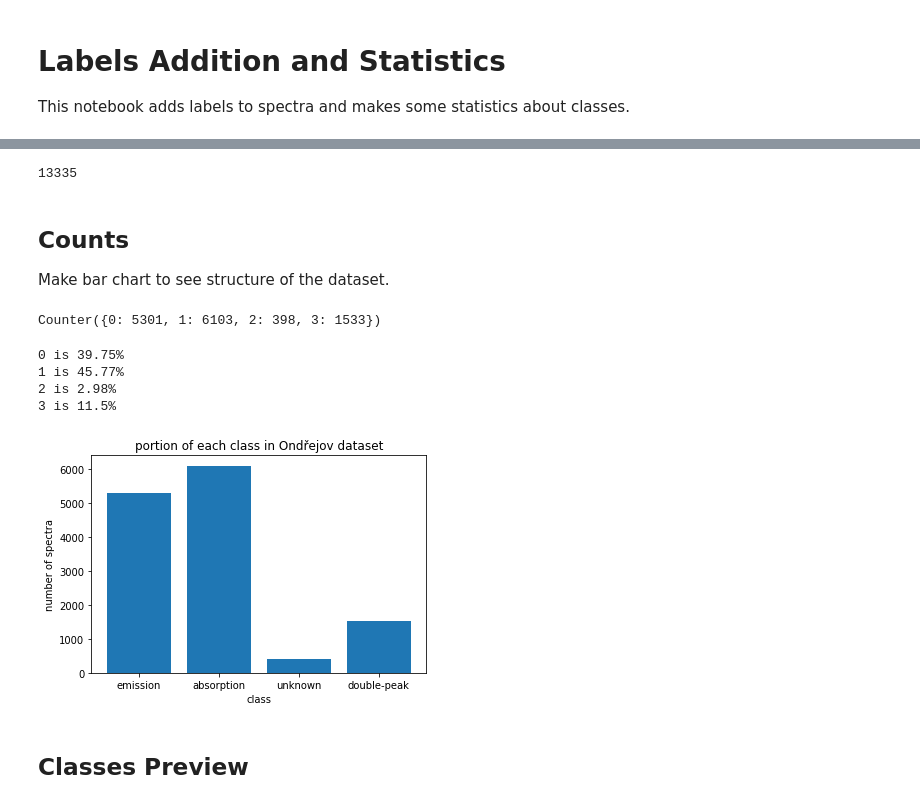
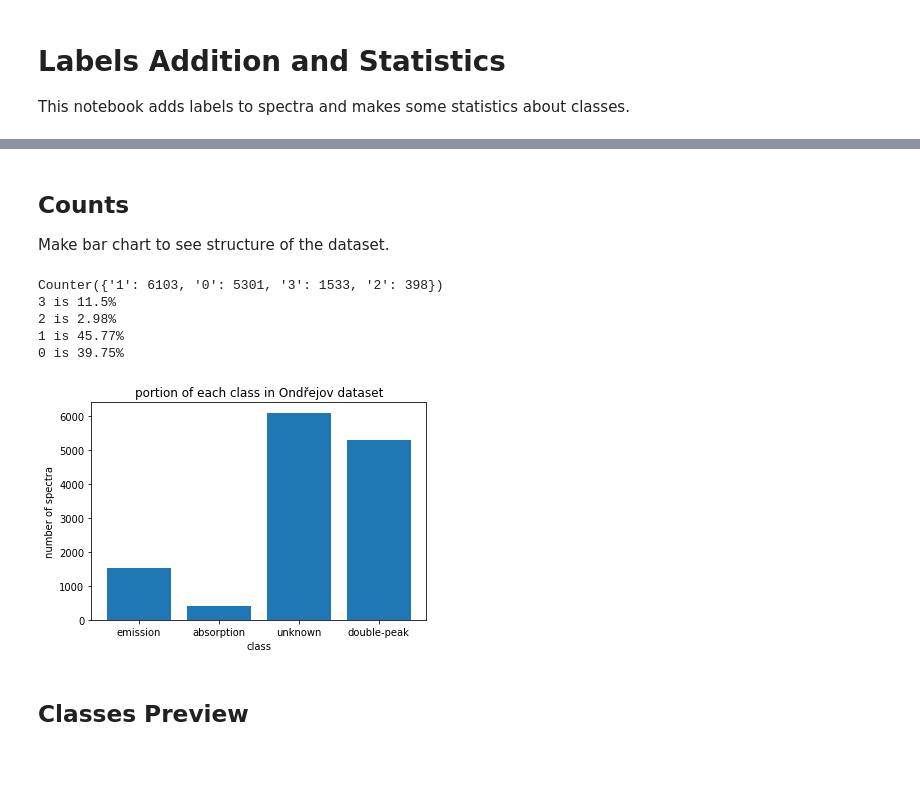
Before and after one commit to podondra/bt-spectraldl, a Jupyter notebook: notebooks/03-labeled-data.ipynb, the cells around one changed output, grey strips where cells are left out. Cells and saved outputs as stored; diff of their text form; code cells hidden in the pictures; blank space fills up the shorter version.

Commit message:
Complete labeled data nb

```diff
--- a/notebooks/03-labeled-data.ipynb
+++ b/notebooks/03-labeled-data.ipynb
@@ -12,3 +14,2 @@ import h5py
 # %%
-LABELS_FILE = 'data/ondrejov-labeled-spectra.csv'
-!head $LABELS_FILE
+LABELS_FILE = 'data/ondrejov-dataset.csv'
@@ -26,50 +16,31 @@ ivo://asu.cas.cz/stel/ccd700/ue080044,0
-# %%
-# load labels
-labeled_idents = np.genfromtxt(
-    LABELS_FILE,
-    delimiter=',',   # CSV file
-    dtype=None,      # guess dtypes automatically
-    skip_header=1    # first he
-)
-total = labeled_idents.shape[0]
-total
-# %% [output]
-13335
+# %%
+with open(LABELS_FILE, newline='') as f:
+    labels = list(csv.DictReader(f))
 # %% [markdown]
 ## Counts
 
 Make bar chart to see structure of the dataset.
-# %%
-counts = collections.Counter(map(lambda x: x[1], labeled_idents))
-counts
-# %% [output]
-Counter({0: 5301, 1: 6103, 2: 398, 3: 1533})
-# %%
-for label, cnt in counts.items():
-    percents = cnt / total * 100
-    print('{} is {}%'.format(label, round(percents, 2)))
-# %% [output]
-0 is 39.75%
-1 is 45.77%
-2 is 2.98%
-3 is 11.5%
 # %%
+counts = collections.Counter(map(lambda x: x['label'], labels))
+print(counts)
+
+for label, cnt in counts.items():
+    percents = cnt / len(labels) * 100
+    print('{} is {}%'.format(label, round(percents, 2)))
+
 idx = np.arange(len(counts))
 rects = plt.bar(idx, counts.values())
 plt.xticks(idx, ('emission', 'absorption', 'unknown', 'double-peak'))
 plt.ylabel('number of spectra')
 plt.xlabel('class')
 plt.title('portion of each class in Ondřejov dataset');
-# https://matplotlib.org/examples/api/barchart_demo.html
-#for rect in rects:
-#    height = rect.get_height()
-#    plt.text(
-#        rect.get_x() + rect.get_width() / 2, height,
-#        '{}'.format(int(height)),
-#        ha='center', va='bottom'
-#    )
 # %% [output]
+Counter({'1': 6103, '0': 5301, '3': 1533, '2': 398})
+3 is 11.5%
+2 is 2.98%
+1 is 45.77%
+0 is 39.75%
-[figure, old version]
+[figure, new version]
 # %% [markdown]
 ## Classes Preview
 # %%
```
Also changed, not shown: parts of 24 cells of this notebook.
